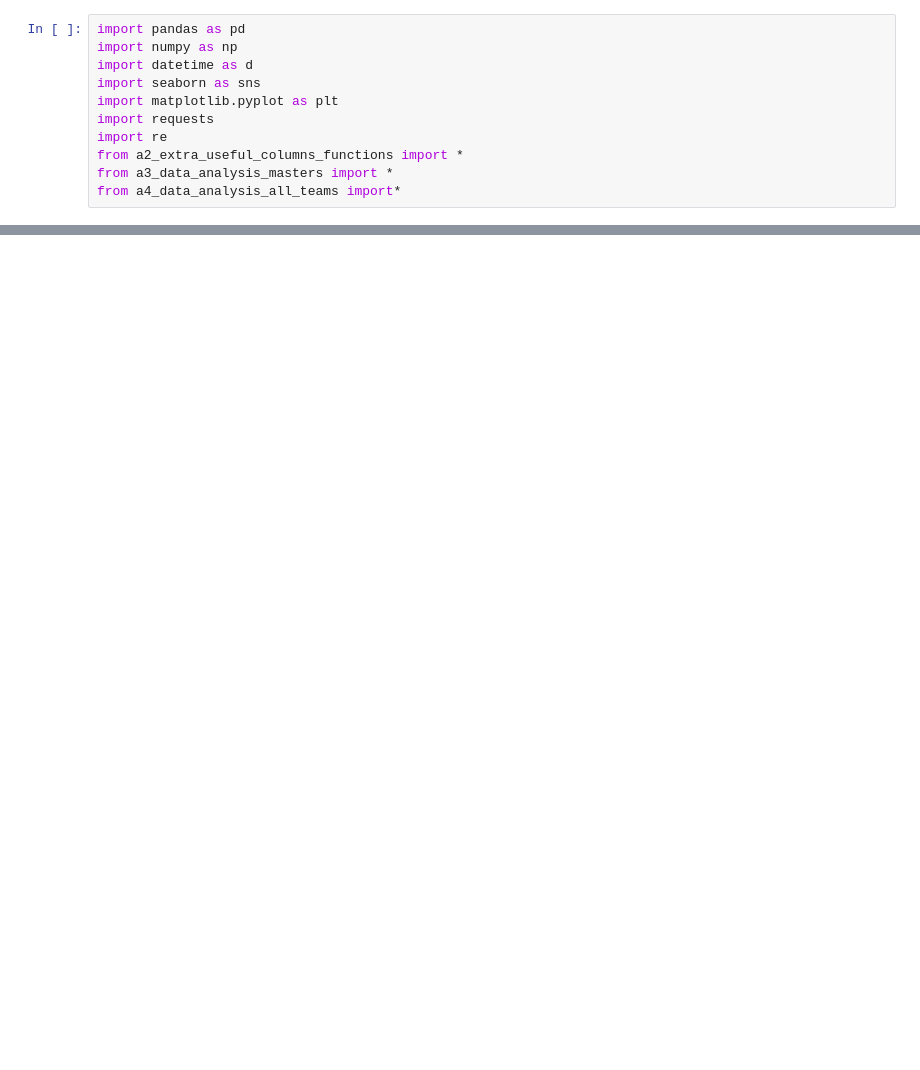
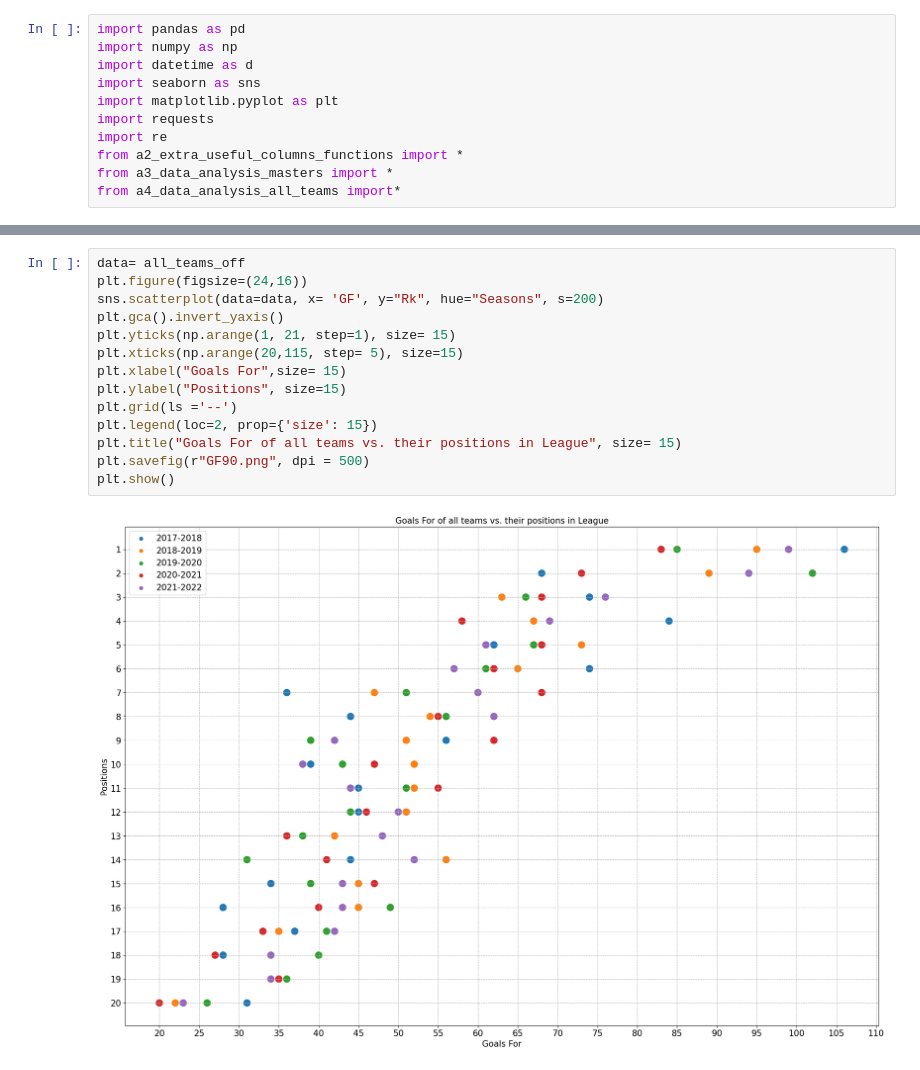
Before and after one commit to mchruszczewski/projekty_python, a Jupyter notebook: Data analysis- Arsenal/b1_visualizations.ipynb, the cells around one changed output, grey strips where cells are left out. Drawn from its saved outputs; the diff is of its cells as text; blank space fills up the shorter version.

```diff
--- a/Data analysis- Arsenal/b1_visualizations.ipynb
+++ b/Data analysis- Arsenal/b1_visualizations.ipynb
@@ -35,0 +55,16 @@ plt.show()
+# %%
+data= all_teams_off
+plt.figure(figsize=(24,16))
+sns.scatterplot(data=data, x= 'GF', y="Rk", hue="Seasons", s=200)
+plt.gca().invert_yaxis()
+plt.yticks(np.arange(1, 21, step=1), size= 15)
+plt.xticks(np.arange(20,115, step= 5), size=15)
+plt.xlabel("Goals For",size= 15)
+plt.ylabel("Positions", size=15)
+plt.grid(ls ='--')
+plt.legend(loc=2, prop={'size': 15})
+plt.title("Goals For of all teams vs. their positions in League", size= 15)
+plt.savefig(r"GF90.png", dpi = 500)
+plt.show()
+# %% [output]
+[figure, added]
```
Also changed, not shown: parts of 4 cells of this notebook, 10 other files.
